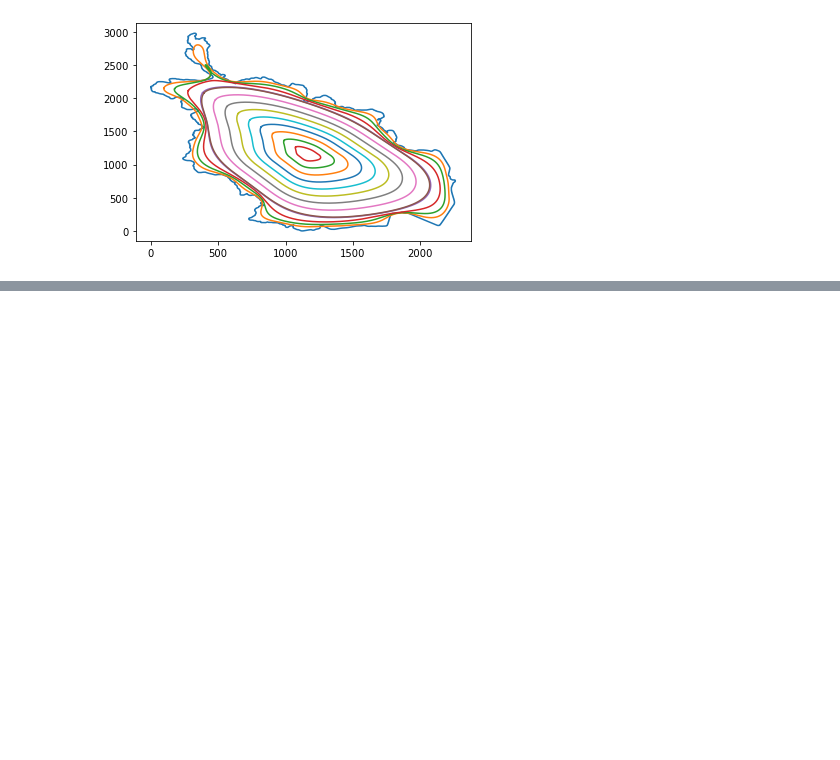
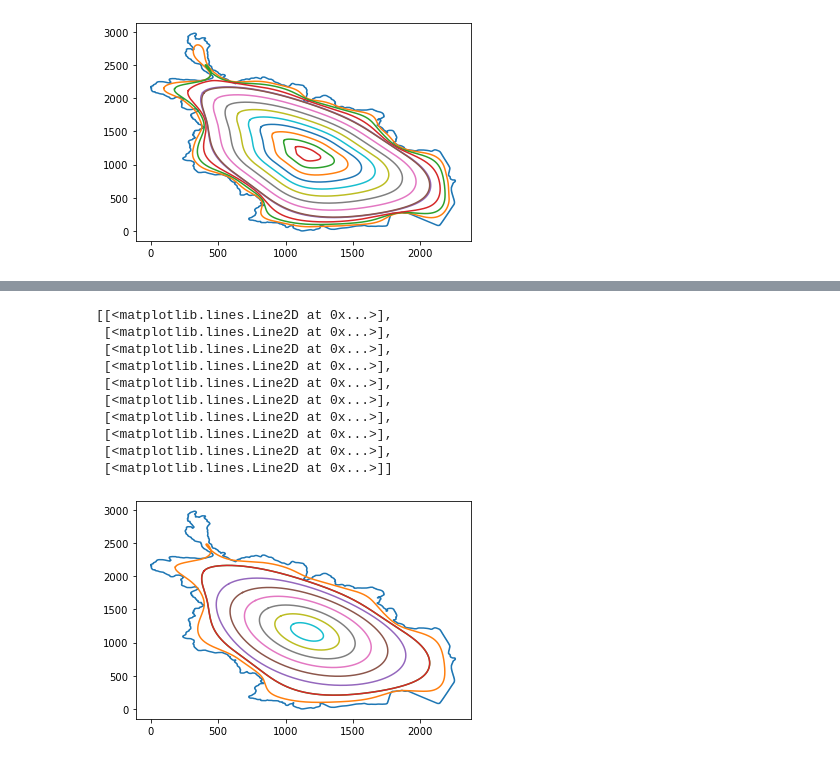
Before and after one commit to ghager93/convexcurveshortening, a Jupyter notebook: oop_curves.ipynb, the cells around one changed output, grey strips where cells are left out. Cells and saved outputs as stored; diff of their text form; code cells hidden in the pictures; blank space fills up the shorter version.

```diff
--- a/oop_curves.ipynb
+++ b/oop_curves.ipynb
@@ -17,7 +23,8 @@ sil_path = r"C:\Users\ghage\PycharmProjects\enclosedcurveshorteningflow\lib\silh
 # %%
 sil_files = os.listdir(sil_path)
 # %%
-images = [_image_processing.load_image(os.path.join(sil_path, file)) for file in sil_files]
+images = [_image_processing.load_image(os.path.join(sil_path, file)) for file in sil_files
+          if os.path.isfile(os.path.join(sil_path, file))]
 # %%
 open_images = [_image_processing.open_image(image, 5) for image in images]
 # %%
@@ -57,0 +79,2 @@ _ = [plt.plot(*curve.transpose()) for curve in csf.linspace_subsets_resample(10)
+# %%
+ecsf = enclosed_csf_list.enclosed_csf_list(image_curves[0], 10, step_size=0.05)
@@ -57,0 +99,14 @@ _ = [plt.plot(*curve.transpose()) for curve in csf.linspace_subsets_resample(10)
+# %%
+[plt.plot(*c.transpose()) for c in ecsf]
+# %% [output]
+[[<matplotlib.lines.Line2D at 0x...>],
+ [<matplotlib.lines.Line2D at 0x...>],
+ [<matplotlib.lines.Line2D at 0x...>],
+ [<matplotlib.lines.Line2D at 0x...>],
+ [<matplotlib.lines.Line2D at 0x...>],
+ [<matplotlib.lines.Line2D at 0x...>],
+ [<matplotlib.lines.Line2D at 0x...>],
+ [<matplotlib.lines.Line2D at 0x...>],
+ [<matplotlib.lines.Line2D at 0x...>],
+ [<matplotlib.lines.Line2D at 0x...>]]
+[figure, added]
```
Also changed, not shown: parts of 9 cells of this notebook, 7 other files.
